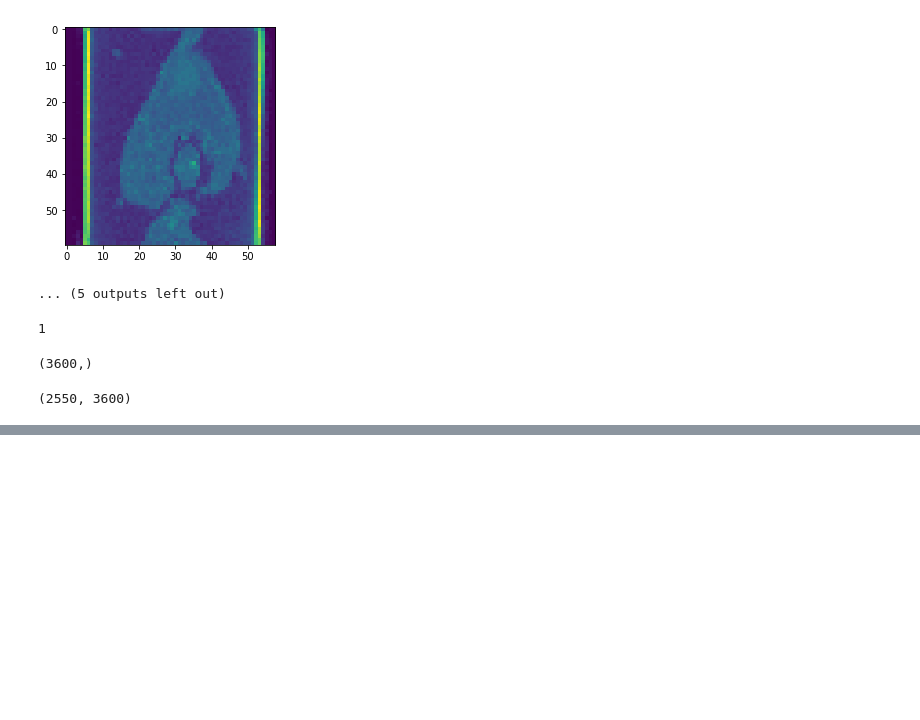
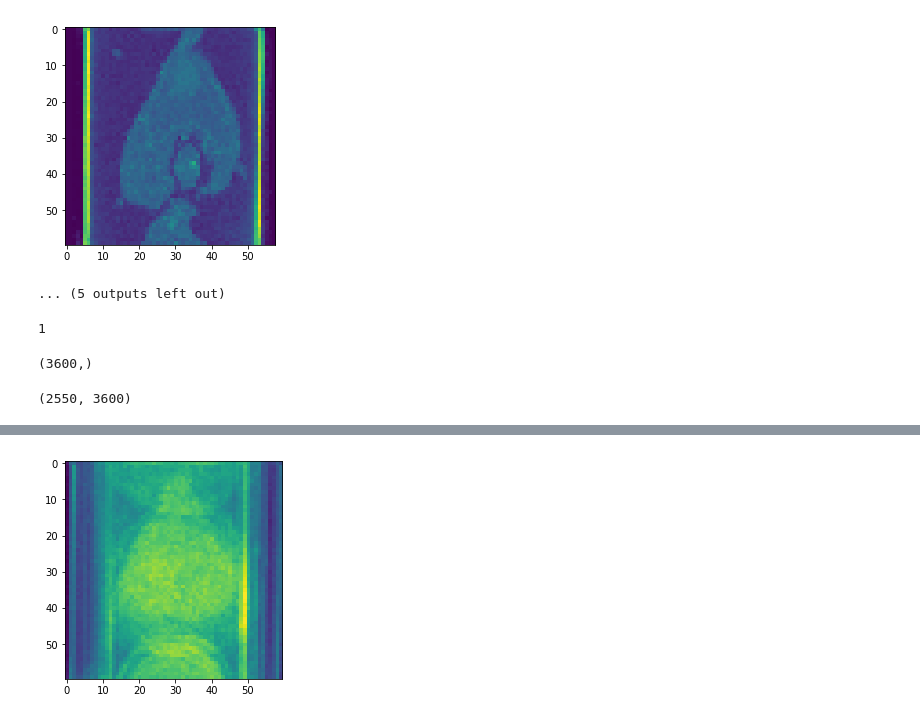
Before and after one commit to ralhadeff/computational-biology, a Jupyter notebook: tomographies/simple_AE-ul.ipynb, the cells around one changed output, grey strips where cells are left out. Cells and saved outputs as stored; diff of their text form; code cells hidden in the pictures; blank space fills up the shorter version.

```diff
--- a/tomographies/simple_AE-ul.ipynb
+++ b/tomographies/simple_AE-ul.ipynb
@@ -92,0 +120,7 @@ Epoch 3/10
+# %%
+out = model.predict(feed.flatten().reshape(1,-1))
+# %%
+plt.imshow(out.reshape(60,60))
+plt.show()
+# %% [output]
+[figure, added]
```
Also changed, not shown: parts of 5 cells of this notebook.
